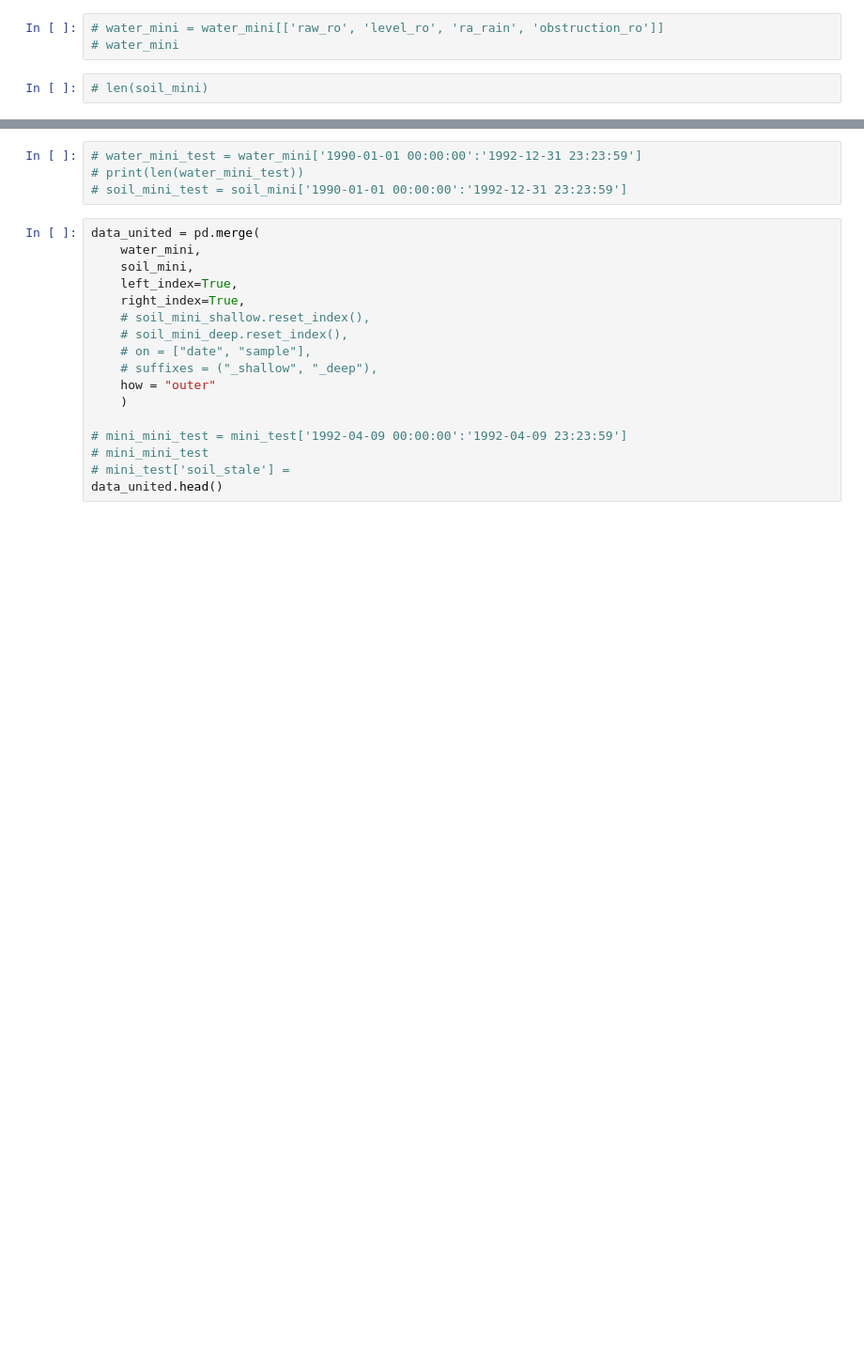
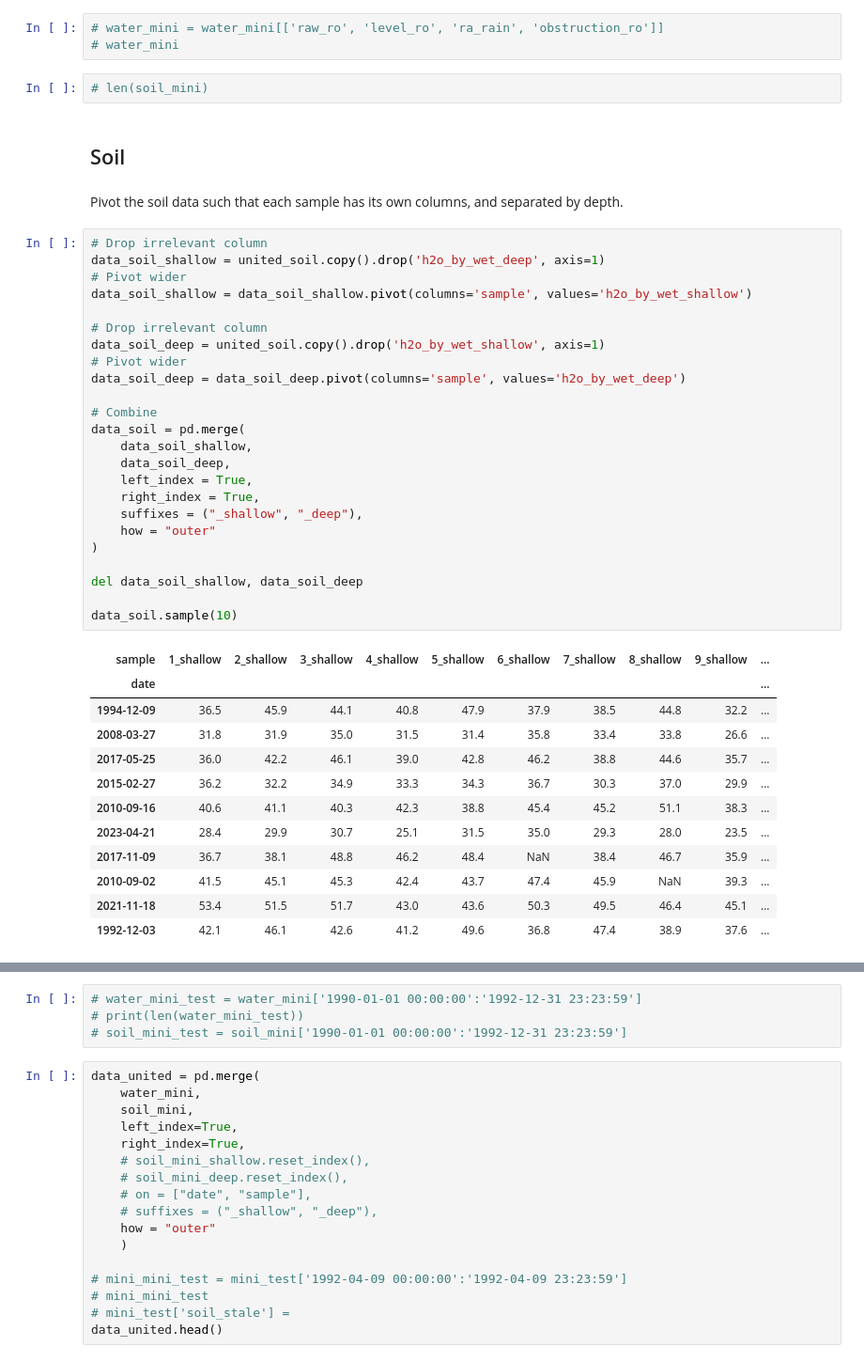
Before and after one commit to gmcginnis/info-698-capstone, a Jupyter notebook: 02_split.ipynb, the cells around one changed output, grey strips where cells are left out. Shown at 94% size. Drawn from its saved outputs; the diff is of its cells as text; blank space fills up the shorter version.

```diff
--- a/02_split.ipynb
+++ b/02_split.ipynb
@@ -217,4 +304,45 @@ water_mini['1992-04-23 18:00:00':'1992-04-23 18:30:00']
 # water_mini
 # %%
 # len(soil_mini)
+# %% [markdown]
+## Soil
+# %% [markdown]
+Pivot the soil data such that each sample has its own columns, and separated by depth.
+# %%
+# Drop irrelevant column
+data_soil_shallow = united_soil.copy().drop('h2o_by_wet_deep', axis=1)
+# Pivot wider
+data_soil_shallow = data_soil_shallow.pivot(columns='sample', values='h2o_by_wet_shallow')
+
+# Drop irrelevant column
+data_soil_deep = united_soil.copy().drop('h2o_by_wet_shallow', axis=1)
+# Pivot wider
+data_soil_deep = data_soil_deep.pivot(columns='sample', values='h2o_by_wet_deep')
+
+# Combine
+data_soil = pd.merge(
+    data_soil_shallow,
+    data_soil_deep,
+    left_index = True,
+    right_index = True,
+    suffixes = ("_shallow", "_deep"),
+    how = "outer"
+)
+
+del data_soil_shallow, data_soil_deep
+
+data_soil.sample(10)
+# %% [output]
+| sample | 1_shallow | 2_shallow | 3_shallow | 4_shallow | 5_shallow | 6_shallow | 7_shallow | 8_shallow | 9_shallow | ... |
+| date |  |  |  |  |  |  |  |  |  | ... |
+| 1994-12-09 | 36.5 | 45.9 | 44.1 | 40.8 | 47.9 | 37.9 | 38.5 | 44.8 | 32.2 | ... |
+| 2008-03-27 | 31.8 | 31.9 | 35.0 | 31.5 | 31.4 | 35.8 | 33.4 | 33.8 | 26.6 | ... |
+| 2017-05-25 | 36.0 | 42.2 | 46.1 | 39.0 | 42.8 | 46.2 | 38.8 | 44.6 | 35.7 | ... |
+| 2015-02-27 | 36.2 | 32.2 | 34.9 | 33.3 | 34.3 | 36.7 | 30.3 | 37.0 | 29.9 | ... |
+| 2010-09-16 | 40.6 | 41.1 | 40.3 | 42.3 | 38.8 | 45.4 | 45.2 | 51.1 | 38.3 | ... |
+| 2023-04-21 | 28.4 | 29.9 | 30.7 | 25.1 | 31.5 | 35.0 | 29.3 | 28.0 | 23.5 | ... |
+| 2017-11-09 | 36.7 | 38.1 | 48.8 | 46.2 | 48.4 | NaN | 38.4 | 46.7 | 35.9 | ... |
+| 2010-09-02 | 41.5 | 45.1 | 45.3 | 42.4 | 43.7 | 47.4 | 45.9 | NaN | 39.3 | ... |
+| 2021-11-18 | 53.4 | 51.5 | 51.7 | 43.0 | 43.6 | 50.3 | 49.5 | 46.4 | 45.1 | ... |
+| 1992-12-03 | 42.1 | 46.1 | 42.6 | 41.2 | 49.6 | 36.8 | 47.4 | 38.9 | 37.6 | ... |
 # %%
```
Also changed, not shown: parts of 37 cells of this notebook.
